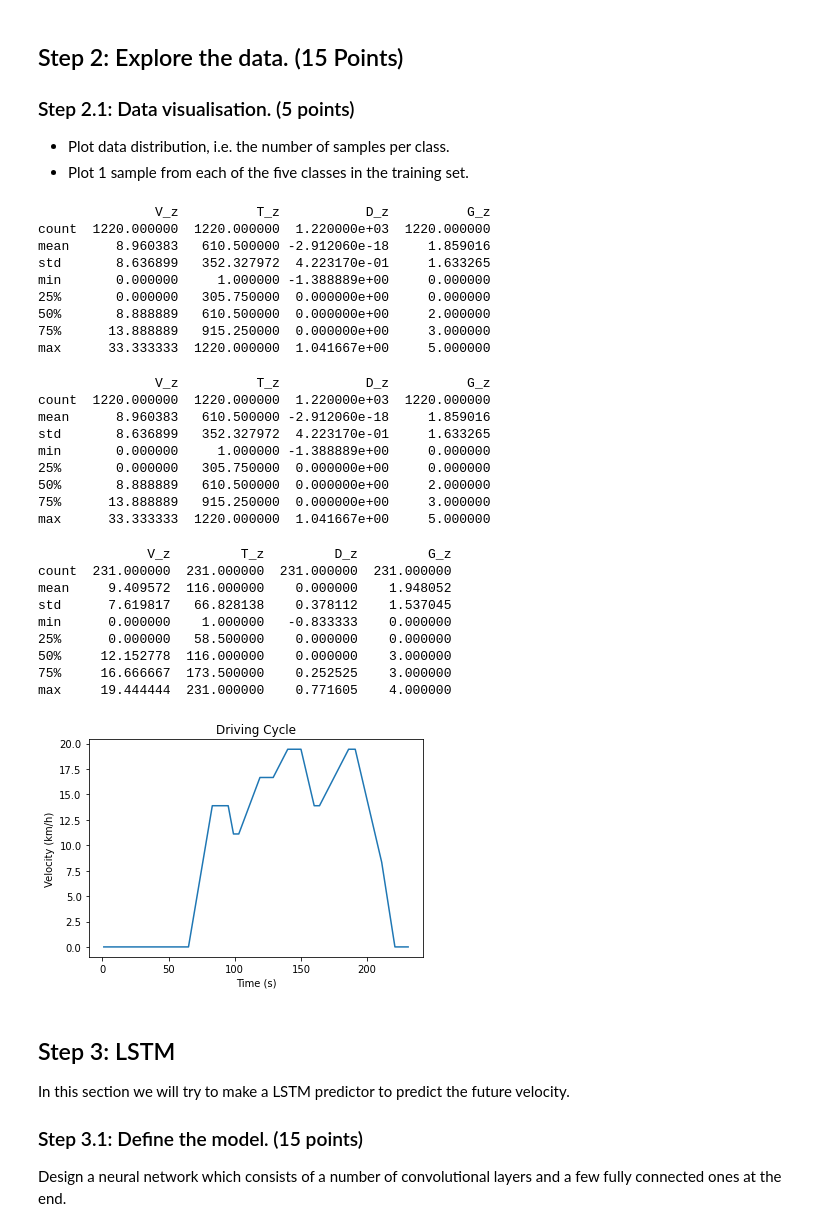
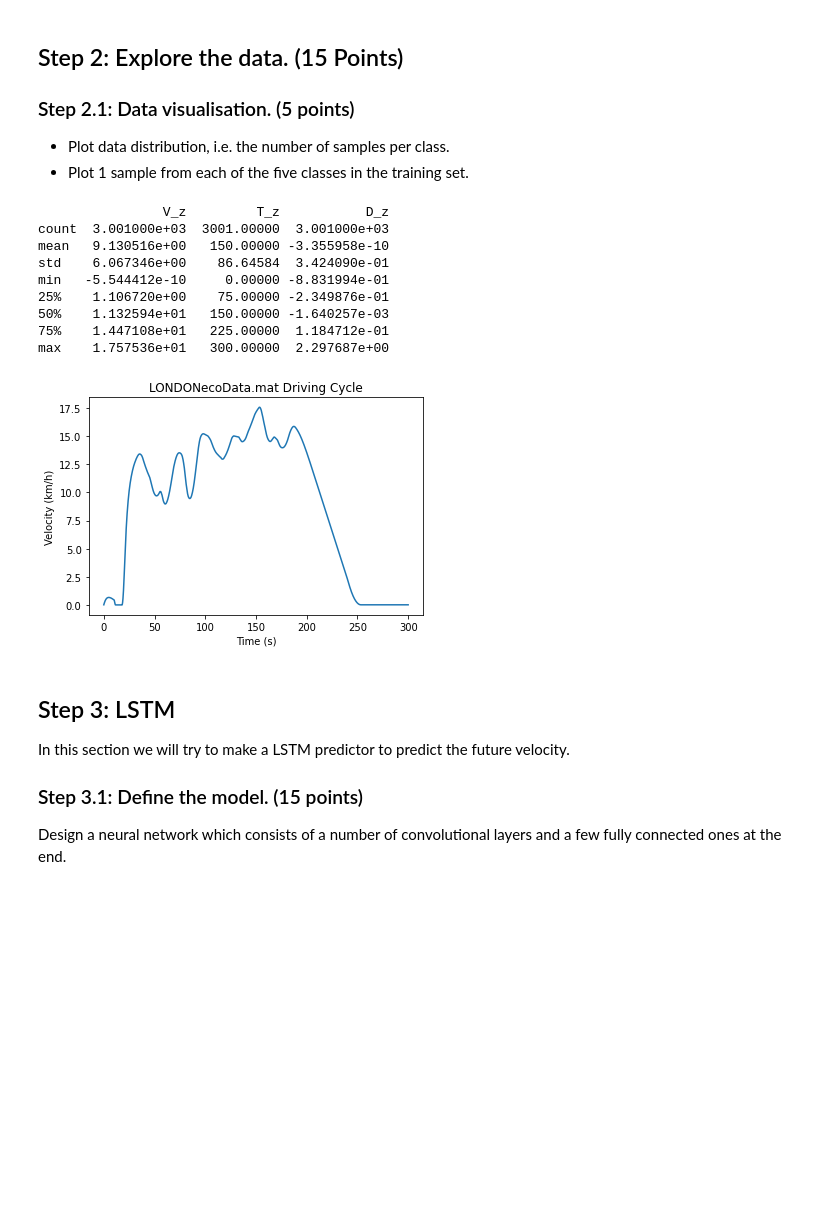
Before and after one commit to tsersiew/fyp_speed_predictor, a Jupyter notebook: LSTM.ipynb, the cells around one changed output. Cells and saved outputs as stored; diff of their text form; code cells hidden in the pictures; blank space fills up the shorter version.

```diff
--- a/LSTM.ipynb
+++ b/LSTM.ipynb
@@ -94,6 +165,5 @@ class DrivingCyclesDataset(Dataset):
 # %%
 def split_train_test(lendata, percentage=0.8):
-    #### ADD YOUR CODE HERE ####
     idxs_train = int(percentage * lendata)
     idxs_test = idxs_train + 1
     return idxs_train, idxs_test
@@ -101,7 +171,8 @@ def split_train_test(lendata, percentage=0.8):
 LENDATA = 36 + 6 + 4 + 1 # number of driving cycles = 47
 np.random.seed(42)
 idxs_train, idxs_test = split_train_test(LENDATA,0.8)
-idxs_test = 47 # only 1 test driving cycle for easier visualisation
+# idxs_test = 47 # only 1 test driving cycle for easier visualisation
+idxs_train = 46
 p = np.random.permutation(int(LENDATA))
 # %%
 def create_dataset(dataset):
@@ -125,68 +196,38 @@ def create_dataset(dataset):
 - Plot 1 sample from each of the five classes in the training set.
 # %%
 # loading datasets
-img_path = './DrivingCycles/'
-dataset_train  = DrivingCyclesDataset(img_path, idxs_train, idxs_test, None, img_size=128, train=True)
-dataset_test = DrivingCyclesDataset(img_path, idxs_train, idxs_test, None, img_size=128, train=False)
-
-# scaling datasets
-scaler = MinMaxScaler(feature_range=(0,1))
-# need to check if it will work for all columns
-dataset_train = scaler.fit_transform(dataset_train)
-dataset_test = scaler.transform(dataset_test)
-        # for column in feature_columns:
-        #     scaler = preprocessing.MinMaxScaler()
-        #     df[column] = scaler.fit_transform(np.expand_dims(df[column].values, axis=1))
-        #     column_scaler[column] = scaler
-        # # add the MinMaxScaler instances to the result returned
-        # result["column_scaler"] = column_scaler
+dc_path = './DrivingCycles/'
+dataset_train  = DrivingCyclesDataset(dc_path, idxs_train, idxs_test, train=True)
+dataset_test = DrivingCyclesDataset(dc_path, idxs_train, idxs_test, train=False)
 
 # create training set and test set
 x_train, y_train = create_dataset(dataset_train)
 x_test, y_test = create_dataset(dataset_test)
 
 # reshaping input to LSTM model
 x_train = np.reshape(x_train, (x_train.shape[0], x_train.shape[1], 1))
 x_test = np.reshape(x_test, (x_test.shape[0], x_test.shape[1], 1))
 
 # Plot 1 sample from the training set
 sample_data = dataset_test.data[0]
-sample_name = dataset_test.name[0]
+sample_name = dataset_test.names[0]
 print(sample_data.describe())
 plt.title(sample_name + " Driving Cycle")
 plt.xlabel("Time (s)")
 plt.ylabel("Velocity (km/h)")
 plt.plot(sample_data['T_z'], sample_data['V_z'])
 plt.show()
 # %% [output]
-               V_z          T_z           D_z          G_z
-count  1220.000000  1220.000000  1.220000e+03  1220.000000
-mean      8.960383   610.500000 -2.912060e-18     1.859016
-std       8.636899   352.327972  4.223170e-01     1.633265
-min       0.000000     1.000000 -1.388889e+00     0.000000
-25%       0.000000   305.750000  0.000000e+00     0.000000
-50%       8.888889   610.500000  0.000000e+00     2.000000
-75%      13.888889   915.250000  0.000000e+00     3.000000
-max      33.333333  1220.000000  1.041667e+00     5.000000
+                V_z         T_z           D_z
+count  3.001000e+03  3001.00000  3.001000e+03
+mean   9.130516e+00   150.00000 -3.355958e-10
+std    6.067346e+00    86.64584  3.424090e-01
+min   -5.544412e-10     0.00000 -8.831994e-01
+25%    1.106720e+00    75.00000 -2.349876e-01
+50%    1.132594e+01   150.00000 -1.640257e-03
+75%    1.447108e+01   225.00000  1.184712e-01
+max    1.757536e+01   300.00000  2.297687e+00
-               V_z          T_z           D_z          G_z
-count  1220.000000  1220.000000  1.220000e+03  1220.000000
-mean      8.960383   610.500000 -2.912060e-18     1.859016
-std       8.636899   352.327972  4.223170e-01     1.633265
-min       0.000000     1.000000 -1.388889e+00     0.000000
-25%       0.000000   305.750000  0.000000e+00     0.000000
-50%       8.888889   610.500000  0.000000e+00     2.000000
-75%      13.888889   915.250000  0.000000e+00     3.000000
-max      33.333333  1220.000000  1.041667e+00     5.000000
-              V_z         T_z         D_z         G_z
-count  231.000000  231.000000  231.000000  231.000000
-mean     9.409572  116.000000    0.000000    1.948052
-std      7.619817   66.828138    0.378112    1.537045
-min      0.000000    1.000000   -0.833333    0.000000
-25%      0.000000   58.500000    0.000000    0.000000
-50%     12.152778  116.000000    0.000000    3.000000
-75%     16.666667  173.500000    0.252525    3.000000
-max     19.444444  231.000000    0.771605    4.000000
-[figure, old version]
+[figure, new version]
 # %% [markdown]
 ## Step 3: LSTM
 In this section we will try to make a LSTM predictor to predict the future velocity.
```
Also changed, not shown: parts of 3 cells of this notebook.
